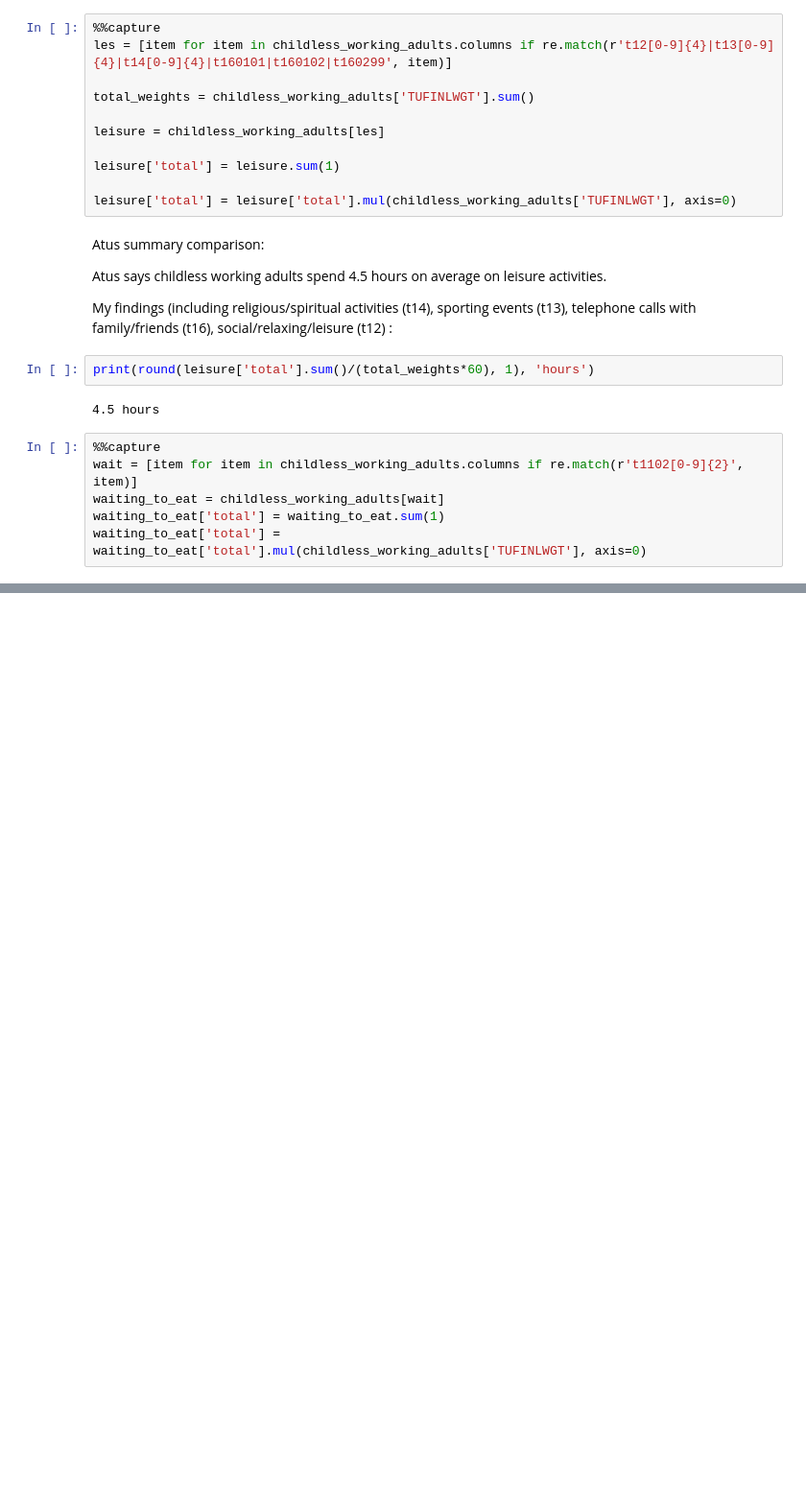
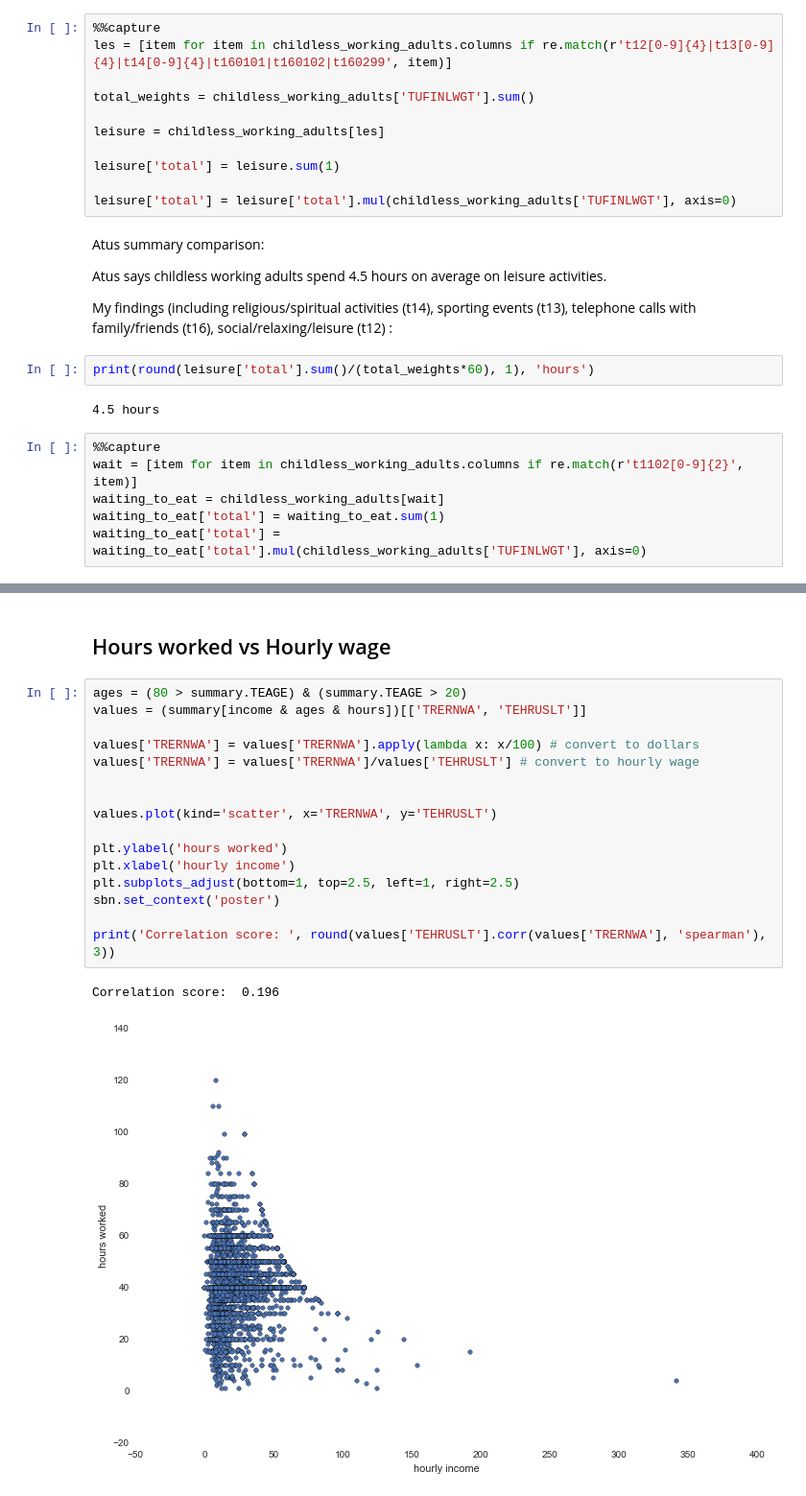
Before and after one commit to tiyd-python-2015-05/atus-analysis, a Jupyter notebook: Atus.ipynb, the cells around one changed output, grey strips where cells are left out. Shown: that part at 96% size. Drawn from its saved outputs; the diff is of its cells as text; blank space fills up the shorter version.

```diff
--- a/Atus.ipynb
+++ b/Atus.ipynb
@@ -88,0 +174,21 @@ print(round(waiting_to_eat['total'].sum()/(total_weights), 3), 'minutes')
+# %% [markdown]
+## Hours worked vs Hourly wage
+# %%
+ages = (80 > summary.TEAGE) & (summary.TEAGE > 20)
+values = (summary[income & ages & hours])[['TRERNWA', 'TEHRUSLT']]
+
+values['TRERNWA'] = values['TRERNWA'].apply(lambda x: x/100) # convert to dollars
+values['TRERNWA'] = values['TRERNWA']/values['TEHRUSLT'] # convert to hourly wage
+
+
+values.plot(kind='scatter', x='TRERNWA', y='TEHRUSLT')
+
+plt.ylabel('hours worked')
+plt.xlabel('hourly income')
+plt.subplots_adjust(bottom=1, top=2.5, left=1, right=2.5)
+sbn.set_context('poster')
+
+print('Correlation score: ', round(values['TEHRUSLT'].corr(values['TRERNWA'], 'spearman'), 3))
+# %% [output]
+Correlation score:  0.196
+[figure, added]
```
Also changed, not shown: parts of 18 cells of this notebook, 1 other file.
